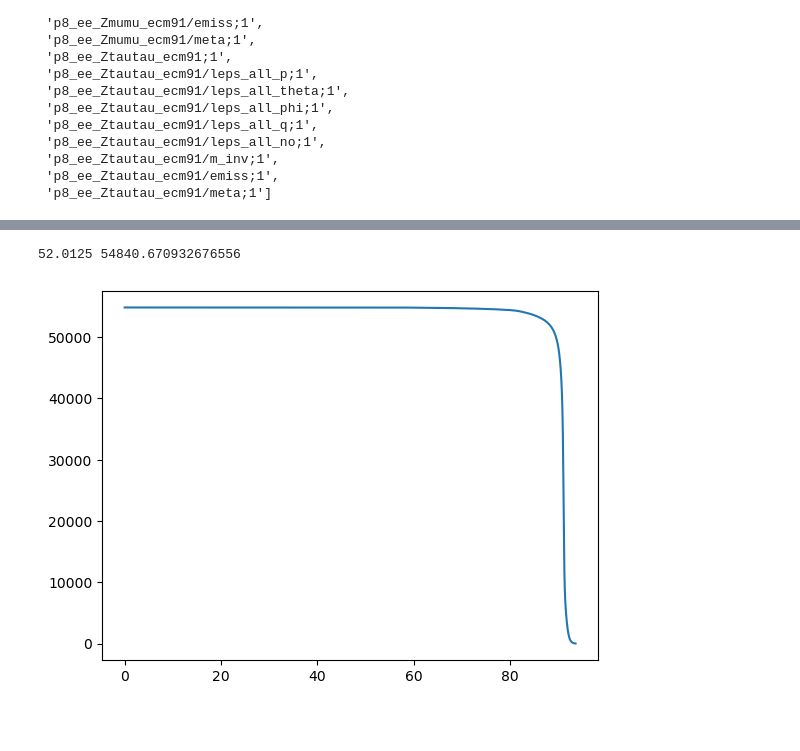
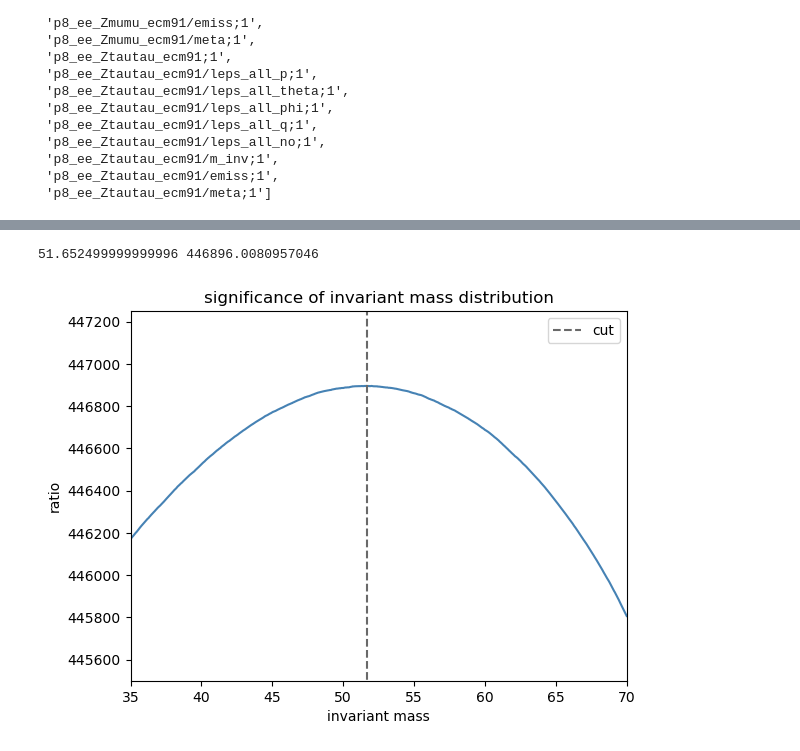
Before and after one commit to brendachow/FCCAnalyzer, a Jupyter notebook: 01_17.ipynb, the cells around one changed output, grey strips where cells are left out. Drawn from its saved outputs; the diff is of its cells as text; code cells hidden in the pictures; blank space fills up the shorter version.

```diff
--- a/01_17.ipynb
+++ b/01_17.ipynb
@@ -76,13 +78,13 @@ plt.legend()
 # %%
-w1 = 1462.08*103/10000000
-w2 = 1476.58*103/10000000
+w1 = 1462.08*150000000/10000000
+w2 = 1476.58*150000000/10000000
 
+plt.plot(x[:-1],y2*w2, color='lightsteelblue', drawstyle='steps-mid', label="$τ^+τ^-$")
 plt.plot(x[:-1],y1*w1, color='royalblue', drawstyle='steps-mid', label="$μ^+μ^-$")
-plt.plot(x[:-1],y2*w2, color='cornflowerblue', drawstyle='steps-mid', label="$τ^+τ^-$")
 
 plt.xlim(-5,100)
 plt.yscale("log")
-plt.plot([51.652499999999996,51.652499999999996],[0,1e7], color='dimgrey', linestyle='dashed', label='cut')
+plt.plot([51.6525,51.6525],[0,1e8], color = 'dimgrey', linestyle = 'dashed', label = "cut")
 plt.title("invariant mass distribution (normalized)")
 plt.ylabel("events")
 plt.xlabel("invariant mass")
@@ -105,11 +107,18 @@ for i in x:
     ratio = integral.value/(np.sqrt(integral.value+integral2.value))
     ratio_list.append(ratio)
 # %%
-plt.plot(x,ratio_list)
+plt.plot(x,ratio_list, color = 'steelblue')
+plt.title("significance of invariant mass distribution")
+plt.xlabel("invariant mass")
+plt.ylabel("ratio")
+plt.xlim(35,70)
+plt.ylim(445500,447250)
+plt.plot([51.6525,51.6525],[0,450000], color = 'dimgrey', linestyle = 'dashed', label = "cut")
+plt.legend()
 
 max_y = max(ratio_list)
 max_x = x[ratio_list.index(max_y)]
 print(max_x, max_y)
 # %% [output]
-52.0125 54840.670932676556
+51.652499999999996 446896.0080957046
-[figure, old version]
+[figure, new version]
```
Also changed, not shown: parts of 11 cells of this notebook, 8 other files.
